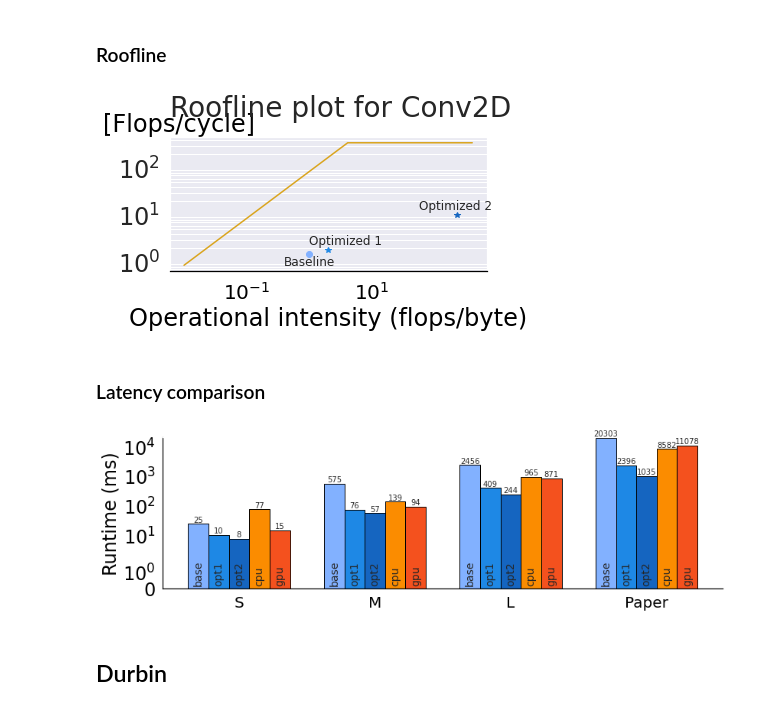
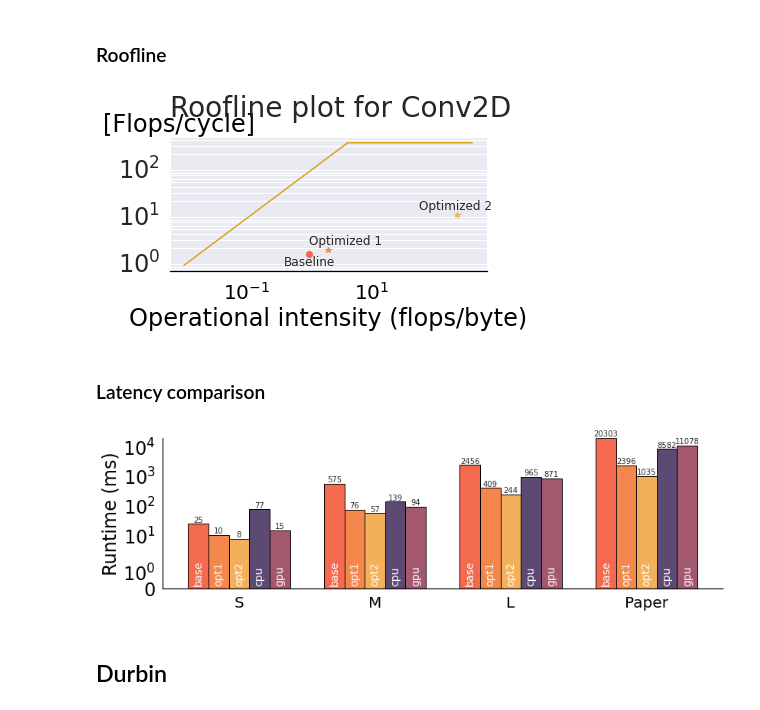
Before and after one commit to fabianlandwehr1/DPHPC-Project, a Jupyter notebook: graphs/DPHPC Graphs.ipynb, the cells around one changed output. Drawn from its saved outputs; the diff is of its cells as text; code cells hidden in the pictures.

Commit message:
Update colors

```diff
--- a/graphs/DPHPC Graphs.ipynb
+++ b/graphs/DPHPC Graphs.ipynb
@@ -9,16 +9,12 @@ sns.set()
 # Configure matplotlib
 
 %matplotlib inline
-color_npbench_CPU = '#FB8C00' #baseline
-hatch_baseline = '\\'
-color_optimized2 = '#1565C0' #optimized 1
-hatch_optimized1 = '.'
-color_baseline = '#82B1FF' #optimized 2
-hatch_optimized2 = '*'
-color_optimized1 = '#1E88E5' #NPBench_CPU
-hatch_npbench_CPU = '-'
-color_npbench_GPU = '#F4511E' #NPBench_GPU
-hatch_npbench_GPU = 'o'
+color_baseline = '#f46a4e'
+color_optimized1 = '#f4874b'
+color_optimized2 = '#f3b05a'
+color_npbench_CPU = '#5c4a72'
+color_npbench_GPU = '#a3586d'
+# hatch_npbench_GPU = 'o'
 
 # tick_spacing = 50
 
@@ -156,7 +152,7 @@ def autolabel(rects, bar_label):
         height = 0.2
         ax1.text(rect.get_x() + rect.get_width()/2., height,
                 bar_label, fontsize=14, rotation = 90,
-                ha='center', va='bottom')
+                ha='center', va='bottom', color = 'white')
 autolabel(rects1, "cpu")
 autolabel(rects2, "opt1")
 autolabel(rects3, "base")
@@ -249,7 +245,7 @@ plt.savefig('./{}_roofline.png'.format(kernel_name),
             facecolor=fig.get_facecolor(), bbox_inches="tight", edgecolor='None',dpi=500)
 plt.show()
 # %% [output]
-[figure, old version]
+[figure, new version]
 # %% [markdown]
 ### Latency comparison
 # %%
@@ -314,36 +310,36 @@ def autolabel(rects, bar_label):
         height = 0.2
         ax1.text(rect.get_x() + rect.get_width()/2., height,
                 bar_label, fontsize=14, rotation = 90,
-                ha='center', va='bottom')
+                ha='center', va='bottom', color = 'white')
 autolabel(rects1, "opt2")
 autolabel(rects2, "opt1")
 autolabel(rects3, "base")
 autolabel(rects4, "cpu")
 autolabel(rects5, "gpu")
 # ax1.set_title('Runtime for {}'.format(kernel_name), loc='left', pad = 25)
 # ax1.set_xlabel('Input size', color='black')
 ax1.set_ylabel('Runtime (ms)', color='black')
 ax1.set_xticks(input_size_xaxis_ticks)
 ax1.set_xticklabels(input_size)
 ax1.tick_params(axis='x', labelcolor='black')
 ax1.tick_params(axis='y', labelcolor='black')
 ax1.spines['bottom'].set_color('black')
 ax1.spines['left'].set_color('black')
 ax.tick_params(axis='x', colors='black')
 ax.xaxis.label.set_color('black')
 ax.yaxis.label.set_color('black')
 ax.yaxis.set_label_coords(0.25, .99999)
 ax1.set_yscale('symlog')
 ax.grid(False)
 # plt.legend(ncol = 2, bbox_to_anchor=(0.49, 1.22), frameon=False)
 plt.tight_layout() #Cuts waste white space
 
 ## PLOT settings #########################################################################
 plt.savefig('./{}_latency.pdf'.format(kernel_name),
             facecolor=fig.get_facecolor(),bbox_inches="tight", edgecolor='None',dpi=500)
 plt.show()
 # %% [output]
-[figure, old version]
+[figure, new version]
 # %% [markdown]
 ## Durbin
 # %% [markdown]
```
Also changed, not shown: parts of 7 cells of this notebook, 10 other files.
